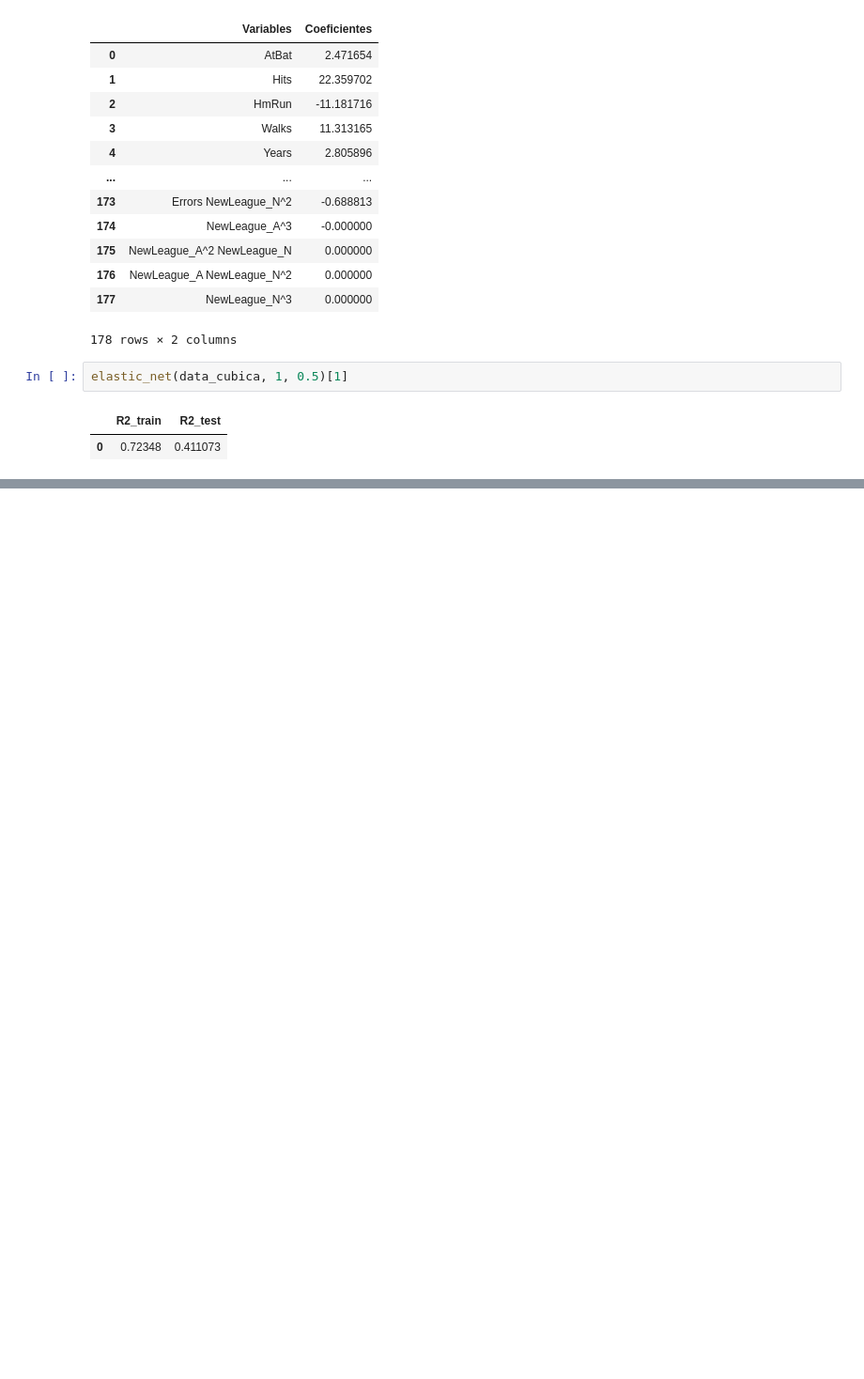
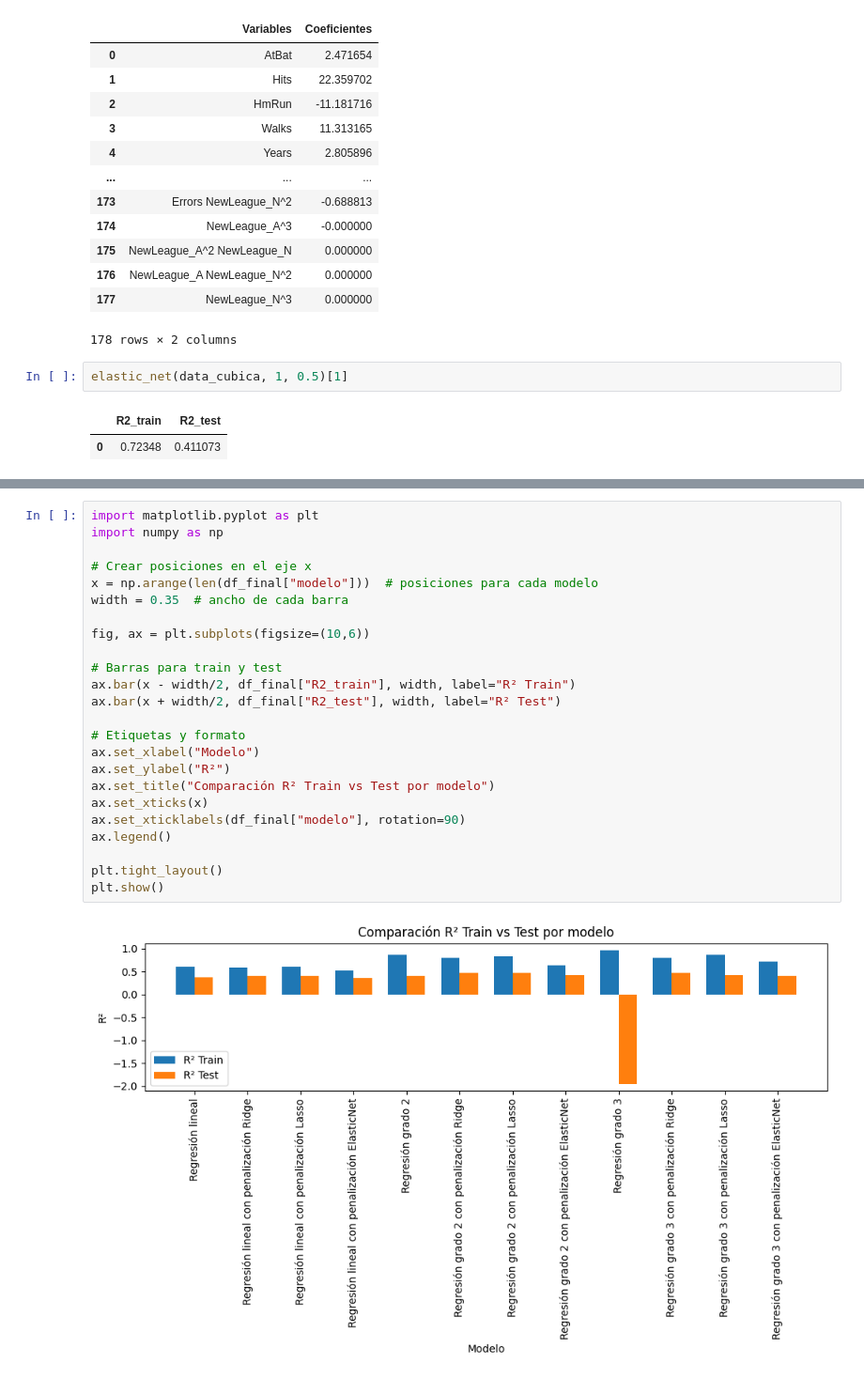
Before and after one commit to AnaSofiaHinojosa/Proyecto1LabAprEstadistico, a Jupyter notebook: Proyecto.ipynb, the cells around one changed output, grey strips where cells are left out. Shown at 94% size. Cells and saved outputs as stored; diff of their text form; blank space fills up the shorter version.

```diff
--- a/Proyecto.ipynb
+++ b/Proyecto.ipynb
@@ -516,0 +592,26 @@ elastic_net(data_cubica, 1, 0.5)[1]
+# %%
+import matplotlib.pyplot as plt
+import numpy as np
+
+# Crear posiciones en el eje x
+x = np.arange(len(df_final["modelo"]))  # posiciones para cada modelo
+width = 0.35  # ancho de cada barra
+
+fig, ax = plt.subplots(figsize=(10,6))
+
+# Barras para train y test
+ax.bar(x - width/2, df_final["R2_train"], width, label="R² Train")
+ax.bar(x + width/2, df_final["R2_test"], width, label="R² Test")
+
+# Etiquetas y formato
+ax.set_xlabel("Modelo")
+ax.set_ylabel("R²")
+ax.set_title("Comparación R² Train vs Test por modelo")
+ax.set_xticks(x)
+ax.set_xticklabels(df_final["modelo"], rotation=90)
+ax.legend()
+
+plt.tight_layout()
+plt.show()
+# %% [output]
+[figure, added]
```
Also changed, not shown: parts of 7 cells of this notebook.
